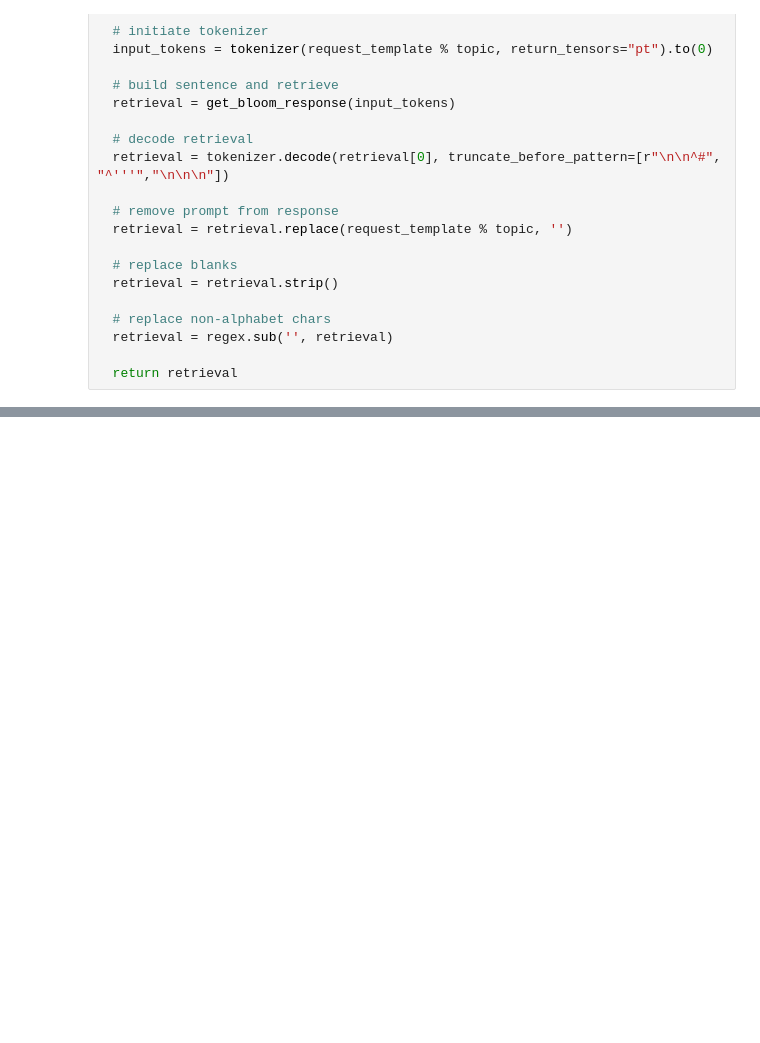
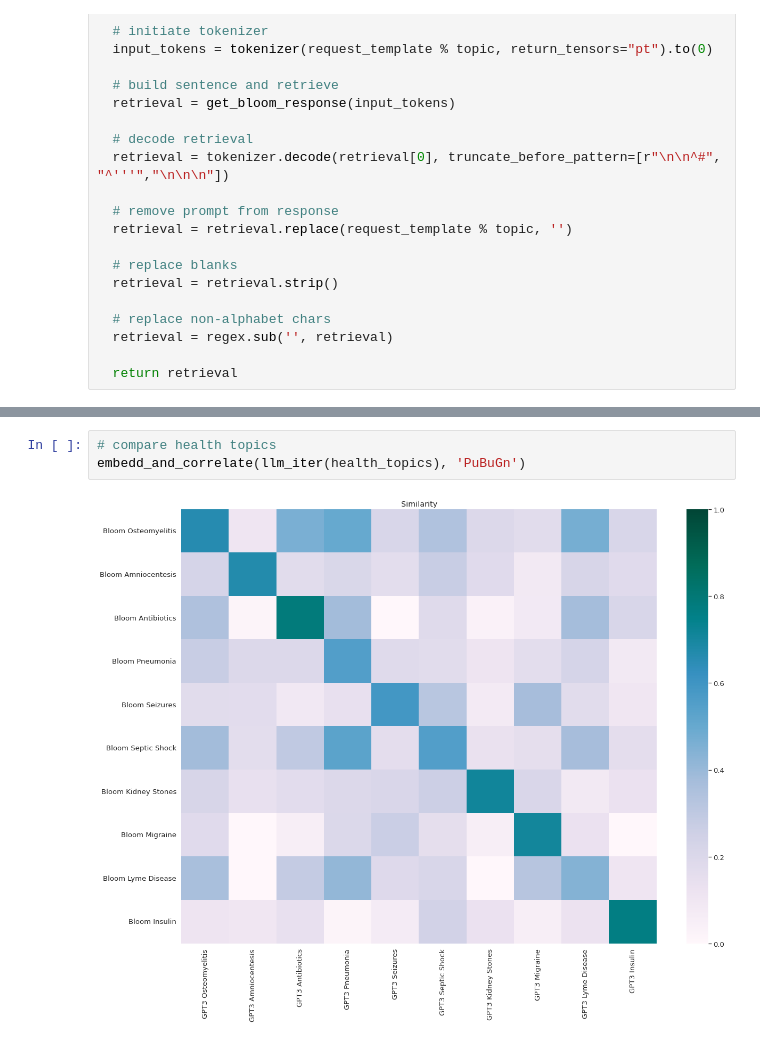
Before and after one commit to pinballsurgeon/deluxo_adjacency, a Jupyter notebook: LLM_Alignment.ipynb, the cells around one changed output, grey strips where cells are left out. Saved outputs shown, nothing was run; the diff lists cells and outputs as text; blank space fills up the shorter version.

```diff
--- a/LLM_Alignment.ipynb
+++ b/LLM_Alignment.ipynb
@@ -216,0 +219,5 @@ Text(0.5, 1.0, 'Similarity')
+# %%
+# compare health topics
+embedd_and_correlate(llm_iter(health_topics), 'PuBuGn')
+# %% [output]
+[figure, added]
```
Also changed, not shown: parts of 5 cells of this notebook.
